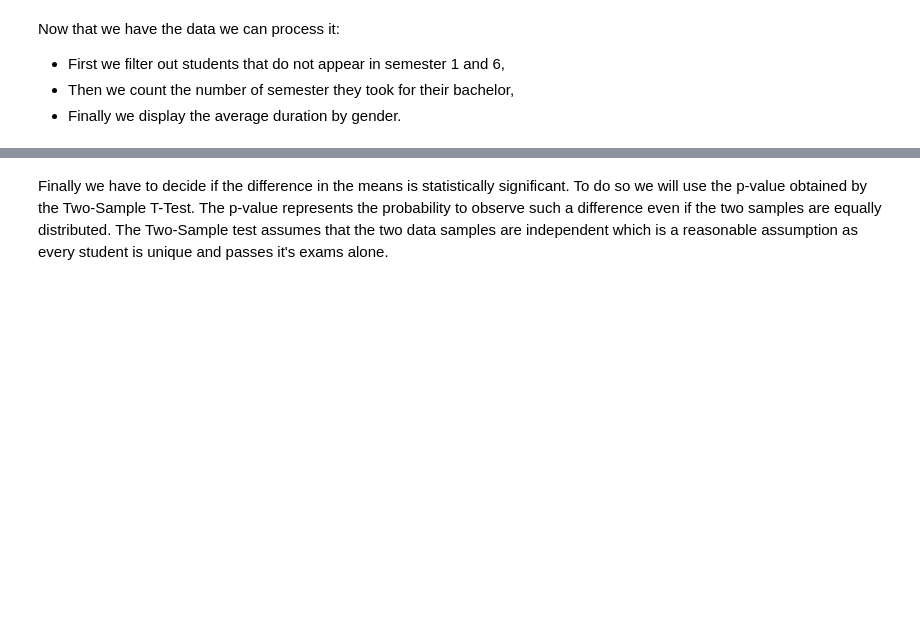
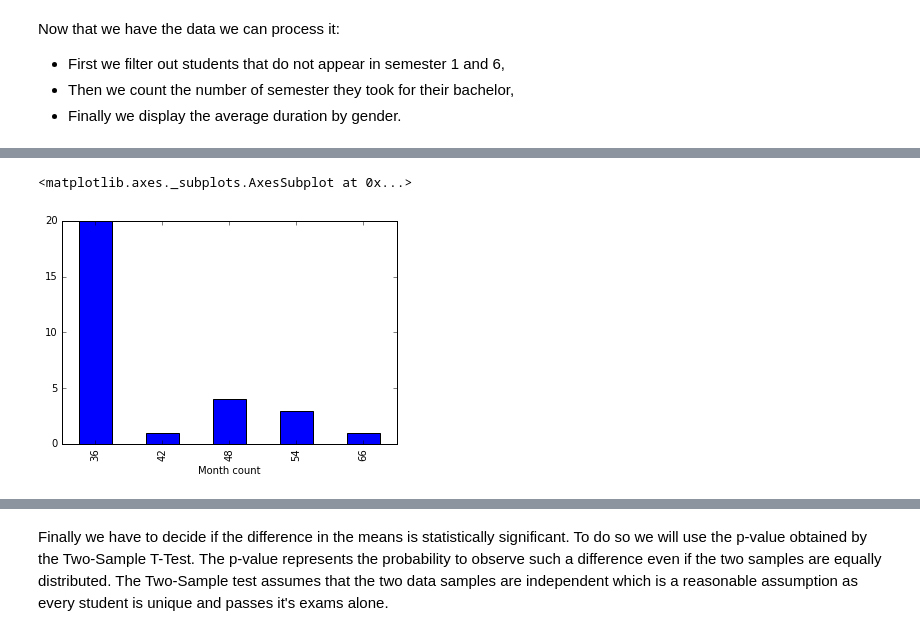
Before and after one commit to bojbilla/AdaHomeworks, a Jupyter notebook: 02 - Data from the Web/HW2.ipynb, the cells around one changed output, grey strips where cells are left out. Drawn from its saved outputs; the diff is of its cells as text; code cells hidden in the pictures; blank space fills up the shorter version.

```diff
--- a/02 - Data from the Web/HW2.ipynb
+++ b/02 - Data from the Web/HW2.ipynb
@@ -209,0 +180,6 @@ bc_sem_count.groupby('Civility').mean()
+# %%
+# Distribution for women
+bc_sem_count.groupby('Civility').get_group('Madame').groupby('Month count').size().plot(kind='bar')
+# %% [output]
+<matplotlib.axes._subplots.AxesSubplot at 0x...>
+[figure, added]
```
Also changed, not shown: parts of 14 cells of this notebook, 1 other file.
